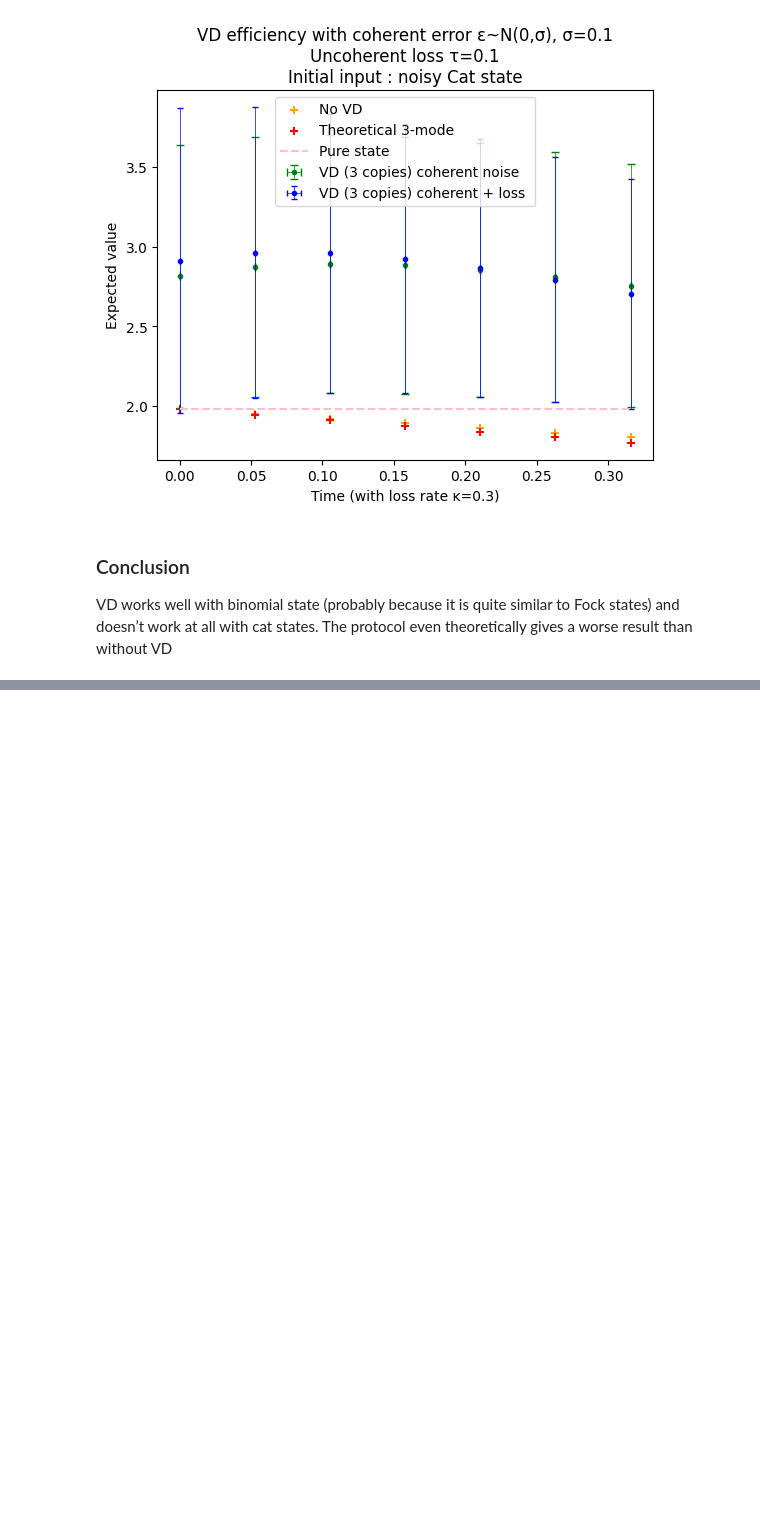
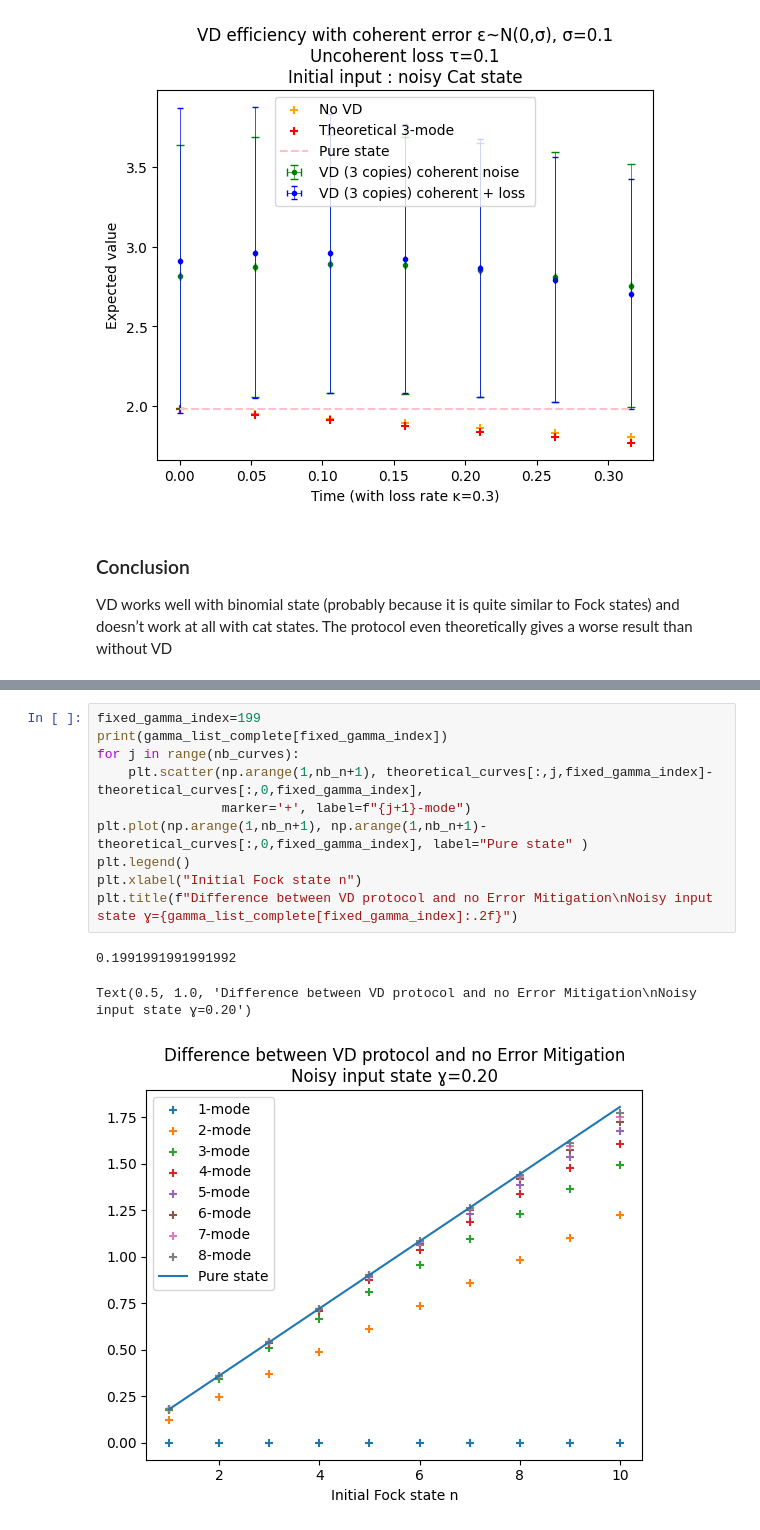
Before and after one commit to lfinocchiaro/virtual-distillation, a Jupyter notebook: virtual_distillation.ipynb, the cells around one changed output, grey strips where cells are left out. Drawn from its saved outputs; the diff is of its cells as text; blank space fills up the shorter version.

```diff
--- a/virtual_distillation.ipynb
+++ b/virtual_distillation.ipynb
@@ -323,0 +362,14 @@ VD works well with binomial state (probably because it is quite similar to Fock
+# %%
+fixed_gamma_index=199
+print(gamma_list_complete[fixed_gamma_index])
+for j in range(nb_curves):
+    plt.scatter(np.arange(1,nb_n+1), theoretical_curves[:,j,fixed_gamma_index]-theoretical_curves[:,0,fixed_gamma_index],
+                marker='+', label=f"{j+1}-mode")
+plt.plot(np.arange(1,nb_n+1), np.arange(1,nb_n+1)-theoretical_curves[:,0,fixed_gamma_index], label="Pure state" )
+plt.legend()
+plt.xlabel("Initial Fock state n")
+plt.title(f"Difference between VD protocol and no Error Mitigation\nNoisy input state ɣ={gamma_list_complete[fixed_gamma_index]:.2f}")
+# %% [output]
+0.1991991991991992
+Text(0.5, 1.0, 'Difference between VD protocol and no Error Mitigation\nNoisy input state ɣ=0.20')
+[figure, added]
```
Also changed, not shown: parts of 13 cells of this notebook, 1 other file.
